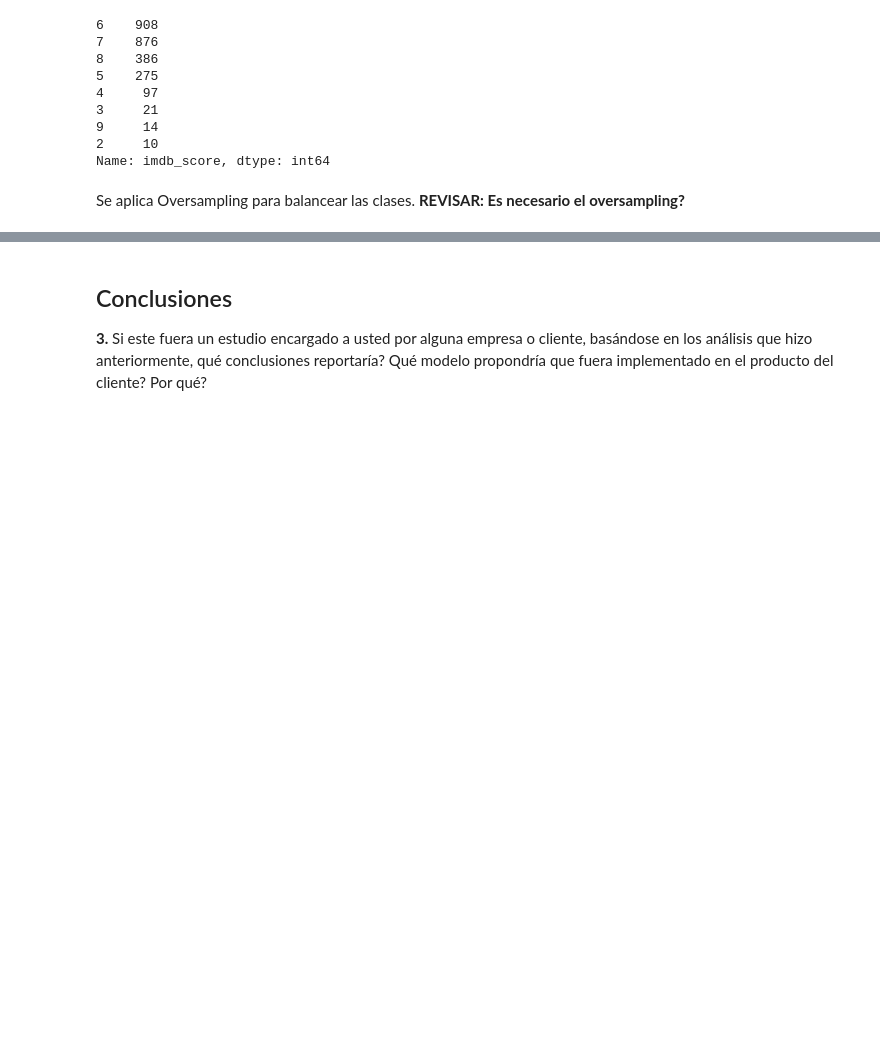
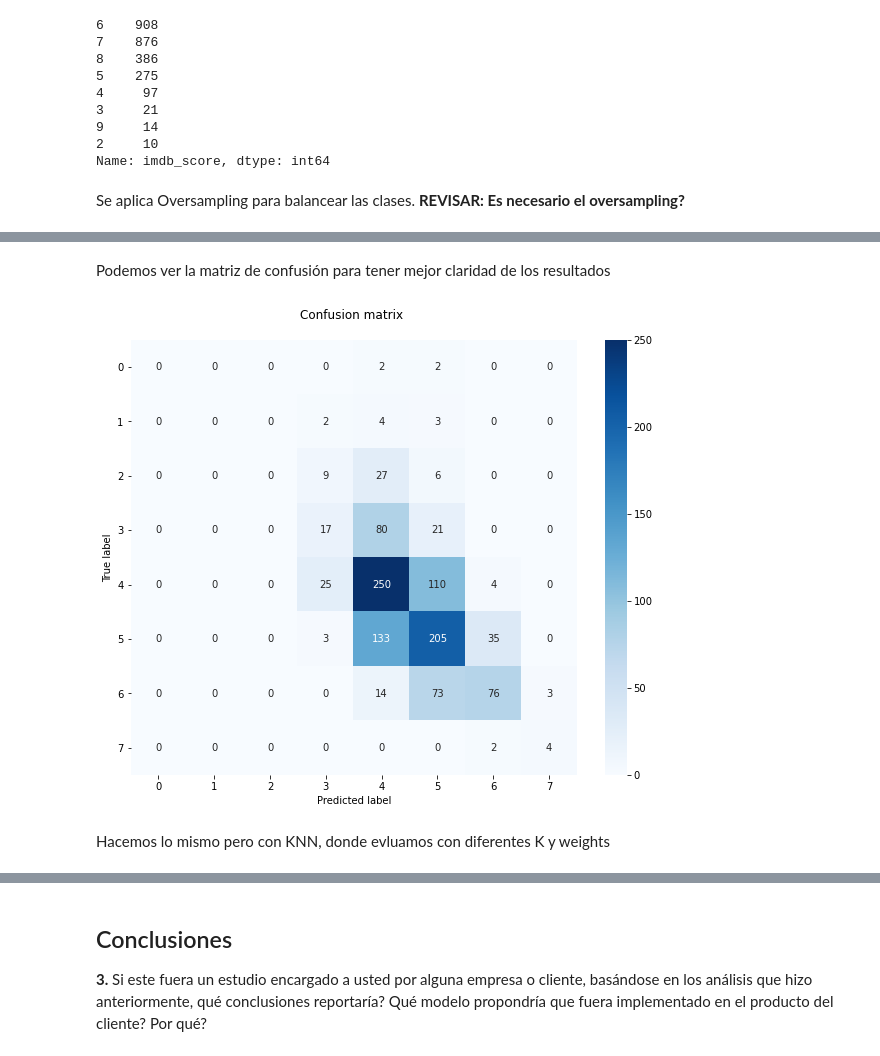
Before and after one commit to SebasUrbina/tarea3_mineria, a Jupyter notebook: Tarea 3.ipynb, the cells around one changed output, grey strips where cells are left out. Saved outputs shown, nothing was run; the diff lists cells and outputs as text; code cells hidden in the pictures; blank space fills up the shorter version.

```diff
--- a/Tarea 3.ipynb
+++ b/Tarea 3.ipynb
@@ -729,12 +766,3 @@ Bastantes *outliers*, parece razonable filtrar películas despúes de 1980
 mov_1980 = movies.loc[movies["title_year"]>1980]
 # %% [markdown]
 Antes de entrenar y evaluar debemos convertir algunas variables categóricas a numéricas, las transformaremos simplementes con numeros de 0,...,total de categorias
-# %%
-paises = mov_1980["country"].unique()
-
-def pais_to_num(pais):
-    for i,p in enumerate(paises):
-        if pais == p:
-            return i
-
-mov_1980["country"] = mov_1980["country"].apply(lambda x: pais_to_num(x))
@@ -780,6 +803,6 @@ Instancias del score 9: 20
 # %% [markdown]
 Dividimos el dataFrame en X e y
 # %%
-X = mov_1980.iloc[:,2:len(mov_1980.columns)]
+X = mov_1980.iloc[:,1:len(mov_1980.columns)]
 
 y = mov_1980.iloc[:,0]
@@ -833,28 +849,26 @@ Utilizamos GridSearchCV para evaluar el clasificador de árbol desición en base
 # %%
 from sklearn.tree import DecisionTreeClassifier
 from sklearn.neighbors import KNeighborsClassifier
-from sklearn.svm import SVC  # support vector machine classifier
 from sklearn.model_selection import GridSearchCV
+from sklearn.metrics import confusion_matrix
+from sklearn.metrics import accuracy_score
+from sklearn.metrics import classification_report
 
 #Configure tuned_parameters
-tuned_parameters = {'criterion': ["gini","entropy"], 'max_depth' :[i for i in range(1,40)]}
+tuned_parameters = {'criterion': ["gini","entropy"], 'max_depth' :[i for i in range(1,20)]}
 
 #set scoring metric
 score = 'f1_micro'
 
 #Construir el clf con GridSearch
-
 clf = GridSearchCV(DecisionTreeClassifier(),
                   param_grid = tuned_parameters,
                   cv = 5,
                   scoring = score )
-
 #Entrenar clf
 clf.fit(X_train, y_train)
 
 print("Mejor combinación de parámetros:")
 print(clf.best_params_)
-
 y_true, y_pred = y_test, clf.predict(X_test)
-
-print(classification_report(y_true, y_pred))
+print(classification_report(y_true, y_pred, zero_division = 0))
@@ -934,0 +892,16 @@ weighted avg       0.36      0.41      0.34      1091
+# %% [markdown]
+Podemos ver la matriz de confusión para tener mejor claridad de los resultados
+# %%
+from sklearn.metrics import confusion_matrix
+import matplotlib.pyplot as plt
+
+g = sns.heatmap(confusion_matrix(y_true, y_pred), annot=True, cmap="Blues", fmt = "d")
+g.set_yticklabels(g.get_yticklabels(), rotation = 0)
+
+plt.title('Confusion matrix \n')
+plt.xlabel('Predicted label')
+plt.ylabel('True label');
+# %% [output]
+[figure, added]
+# %% [markdown]
+Hacemos lo mismo pero con KNN, donde evluamos con diferentes K y weights
```
Also changed, not shown: parts of 30 cells of this notebook, 1 other file.
